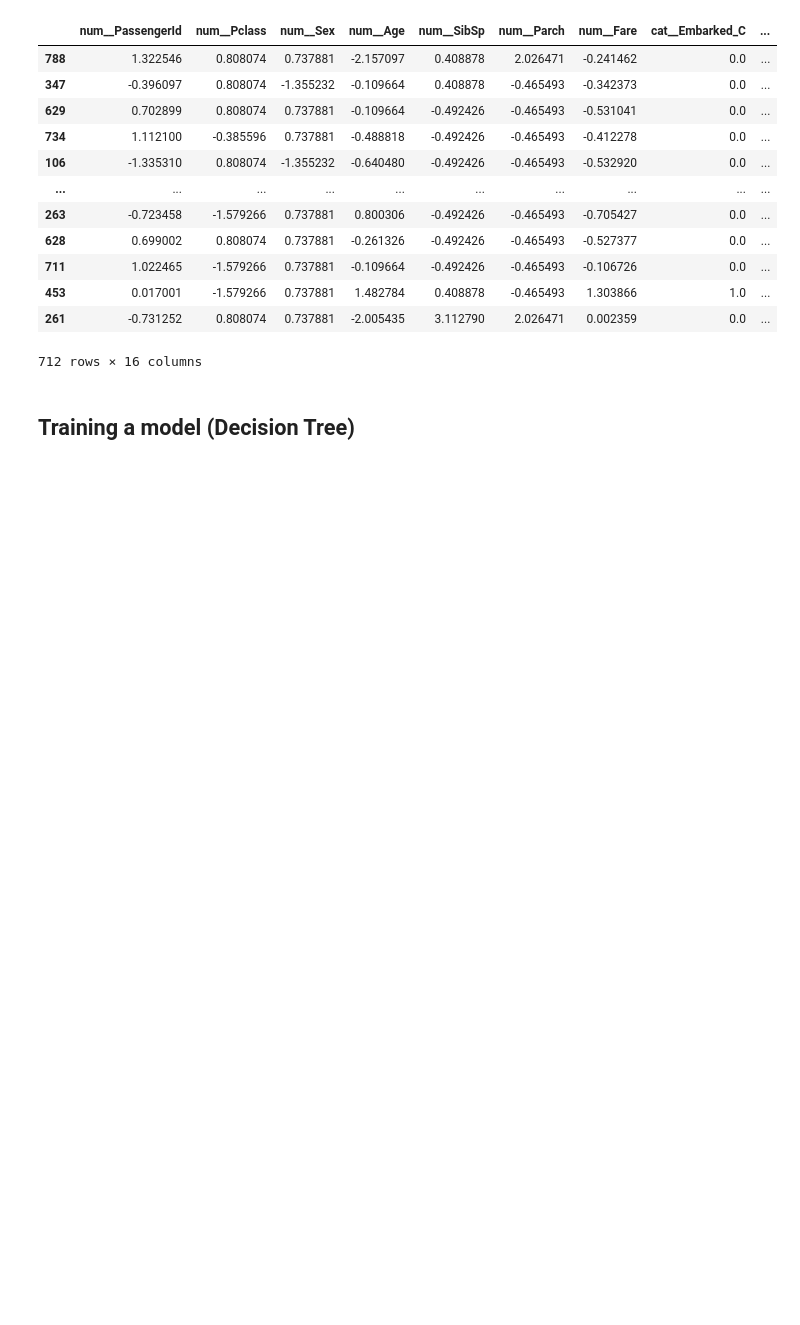
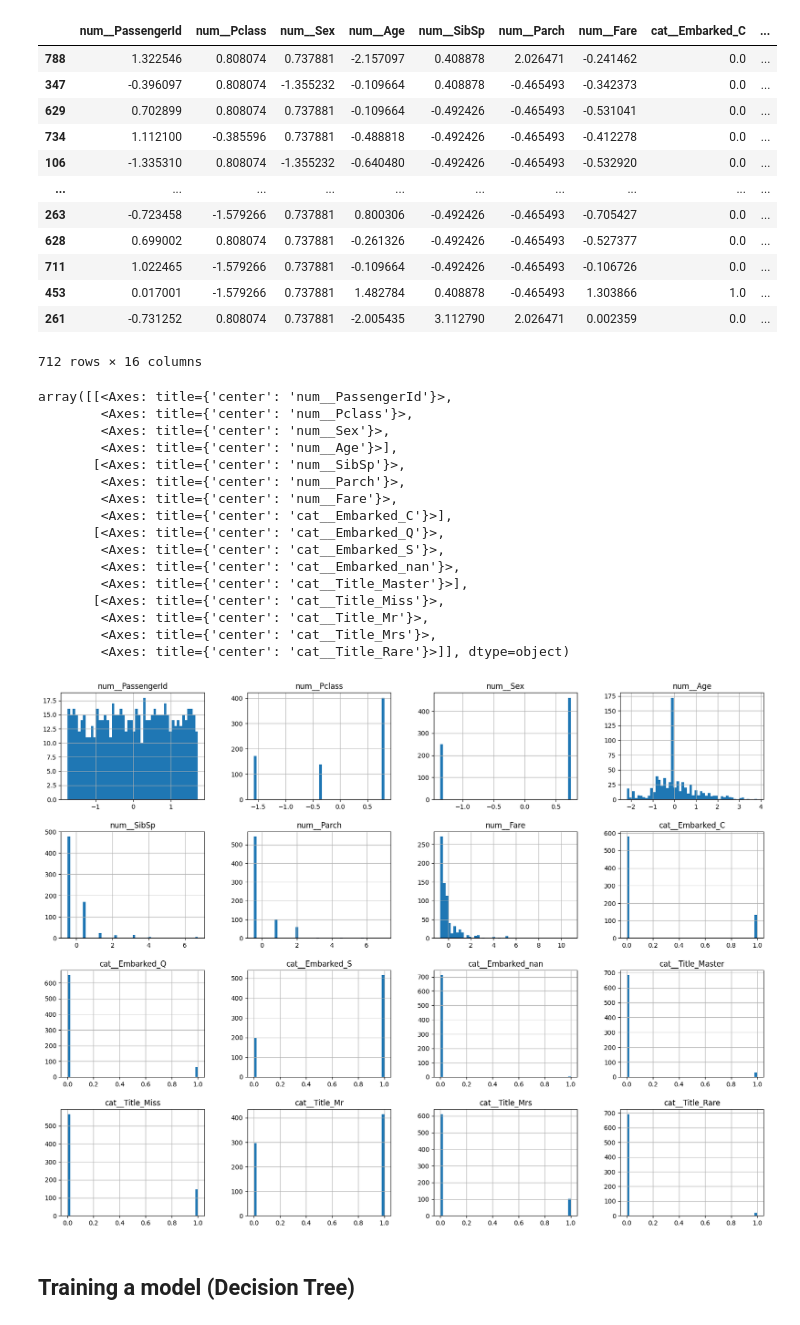
Before and after one commit to HanstonH/titanic-ml, a Jupyter notebook: titanic_ml.ipynb, the cells around one changed output. Saved outputs shown, nothing was run; the diff lists cells and outputs as text; code cells hidden in the pictures; blank space fills up the shorter version.

```diff
--- a/titanic_ml.ipynb
+++ b/titanic_ml.ipynb
@@ -236,8 +161,8 @@ from sklearn.impute import SimpleImputer
 # %% [markdown]
 ## Separating data and label
 # %%
-titanic_dataset_prepared = titanic_dataset_num.drop("Survived", axis=1)
-titanic_dataset_label = titanic_dataset_num["Survived"].copy()
+titanic_dataset_prepared = titanic_dataset.drop("Survived", axis=1)
+titanic_dataset_label = titanic_dataset["Survived"].copy()
 titanic_dataset_label
 # %% [output]
 788    1
@@ -307,7 +206,7 @@ num_pipeline = Pipeline([
 # %%
 from sklearn.compose import ColumnTransformer
 from sklearn.preprocessing import OneHotEncoder
-num_attribs = titanic_dataset_final.select_dtypes(include="number").columns
+num_attribs = titanic_dataset_prepared.select_dtypes(include="number").columns
 cat_attribs = ["Embarked", "Title"]
 
 full_pipeline = ColumnTransformer([
@@ -315,7 +214,7 @@ full_pipeline = ColumnTransformer([
     ("cat", OneHotEncoder(handle_unknown="ignore"), cat_attribs)
 ])
 
-titanic_dataset_train = full_pipeline.fit_transform(titanic_dataset_final)
+titanic_dataset_train = full_pipeline.fit_transform(titanic_dataset_prepared)
 titanic_dataset_train
 # %% [output]
 array([[ 1.3225457 ,  0.80807448,  0.73788112, ...,  0.        ,
@@ -333,7 +232,7 @@ array([[ 1.3225457 ,  0.80807448,  0.73788112, ...,  0.        ,
          0.        ,  0.        ]], shape=(712, 16))
 # %%
 titanic_dataset = pd.DataFrame(
-    titanic_dataset_train, columns= full_pipeline.get_feature_names_out(), index=titanic_dataset_final.index
+    titanic_dataset_train, columns= full_pipeline.get_feature_names_out(), index=titanic_dataset_prepared.index
 )
 titanic_dataset
 # %% [output]
@@ -350,6 +249,26 @@ titanic_dataset
 | 453 | 0.017001 | -1.579266 | 0.737881 | 1.482784 | 0.408878 | -0.465493 | 1.303866 | 1.0 | ... |
 | 261 | -0.731252 | 0.808074 | 0.737881 | -2.005435 | 3.112790 | 2.026471 | 0.002359 | 0.0 | ... |
 712 rows × 16 columns
+# %%
+titanic_dataset.hist(bins=50, figsize=(20,15))
+# %% [output]
+array([[<Axes: title={'center': 'num__PassengerId'}>,
+        <Axes: title={'center': 'num__Pclass'}>,
+        <Axes: title={'center': 'num__Sex'}>,
+        <Axes: title={'center': 'num__Age'}>],
+       [<Axes: title={'center': 'num__SibSp'}>,
+        <Axes: title={'center': 'num__Parch'}>,
+        <Axes: title={'center': 'num__Fare'}>,
+        <Axes: title={'center': 'cat__Embarked_C'}>],
+       [<Axes: title={'center': 'cat__Embarked_Q'}>,
+        <Axes: title={'center': 'cat__Embarked_S'}>,
+        <Axes: title={'center': 'cat__Embarked_nan'}>,
+        <Axes: title={'center': 'cat__Title_Master'}>],
+       [<Axes: title={'center': 'cat__Title_Miss'}>,
+        <Axes: title={'center': 'cat__Title_Mr'}>,
+        <Axes: title={'center': 'cat__Title_Mrs'}>,
+        <Axes: title={'center': 'cat__Title_Rare'}>]], dtype=object)
+[figure, added]
 # %% [markdown]
 ## Training a model (Decision Tree)
 # %%
```
Also changed, not shown: parts of 30 cells of this notebook.
